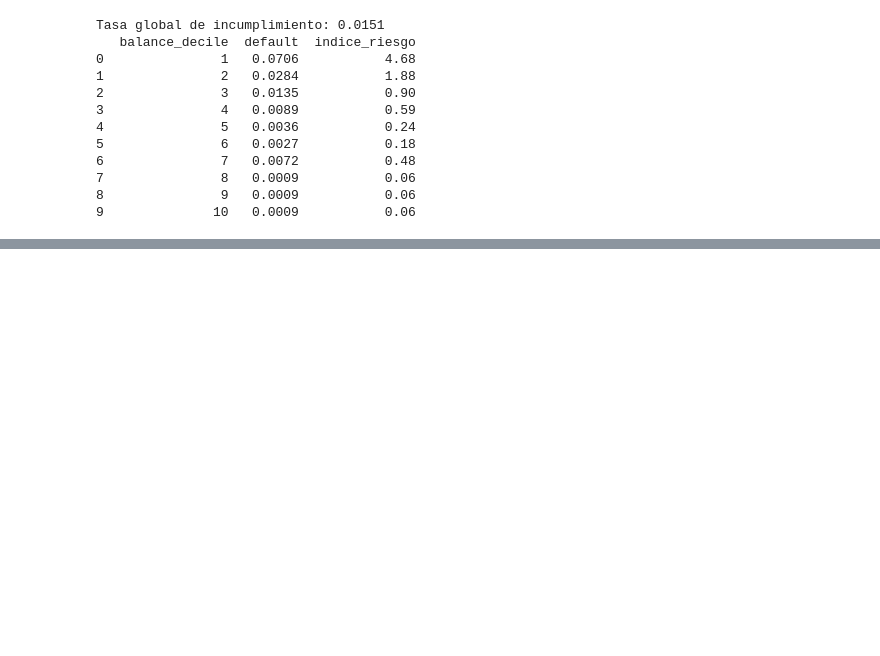
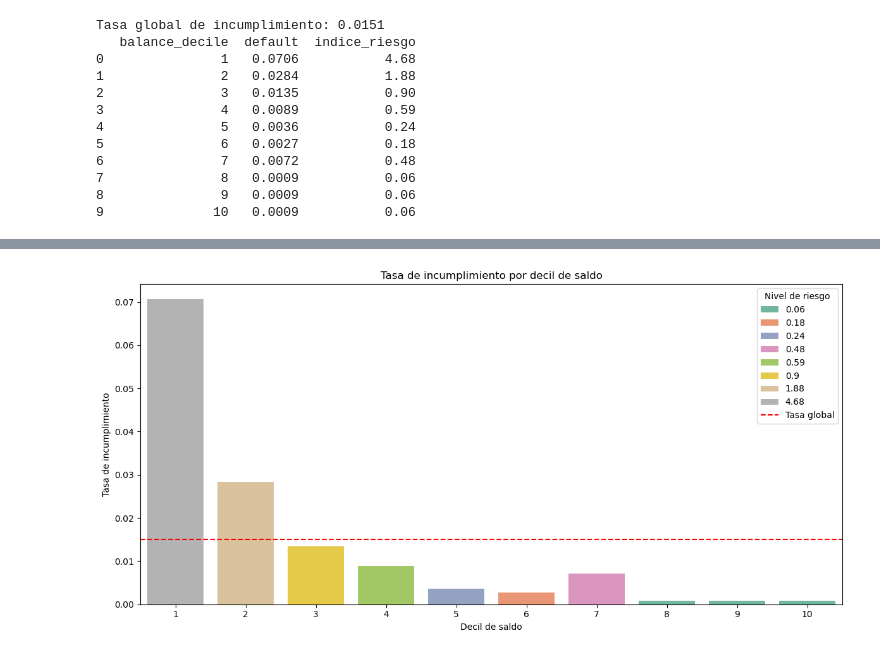
Before and after one commit to MarinaTorba/PersonalDataProrjects, a Jupyter notebook: Equip_9/Scripts/Pregunta de Negocio - Finanzas.ipynb, the cells around one changed output, grey strips where cells are left out. Cells and saved outputs as stored; diff of their text form; code cells hidden in the pictures; blank space fills up the shorter version.

Commit message:
Se agrega visualizacion mas completa de los riesgos considerando un umbral

```diff
--- a/Equip_9/Scripts/Pregunta de Negocio - Finanzas.ipynb
+++ b/Equip_9/Scripts/Pregunta de Negocio - Finanzas.ipynb
@@ -291,0 +295,25 @@ Tasa global de incumplimiento: 0.0151
+# %%
+def categorize_risk(rate):
+    if rate > 0.10:
+        return 'Muy alto'
+    elif rate > 0.05:
+        return 'Alto'
+    elif rate > 0.02:
+        return 'Moderado'
+    else:
+        return 'Bajo'
+
+default_rates['risk_level'] = default_rates['default'].apply(categorize_risk)
+
+plt.figure(figsize=(12, 6))
+sns.barplot(data=default_rates, x='balance_decile', y='default', hue='indice_riesgo', palette='Set2')
+plt.axhline(Tasa_global_impagos, color='red', linestyle='--', label='Tasa global')
+plt.title('Tasa de incumplimiento por decil de saldo')
+plt.xlabel('Decil de saldo')
+plt.ylabel('Tasa de incumplimiento')
+plt.legend(title='Nivel de riesgo')
+plt.tight_layout()
+
+plt.show()
+# %% [output]
+[figure, added]
```
Also changed, not shown: parts of 1 cell of this notebook.
